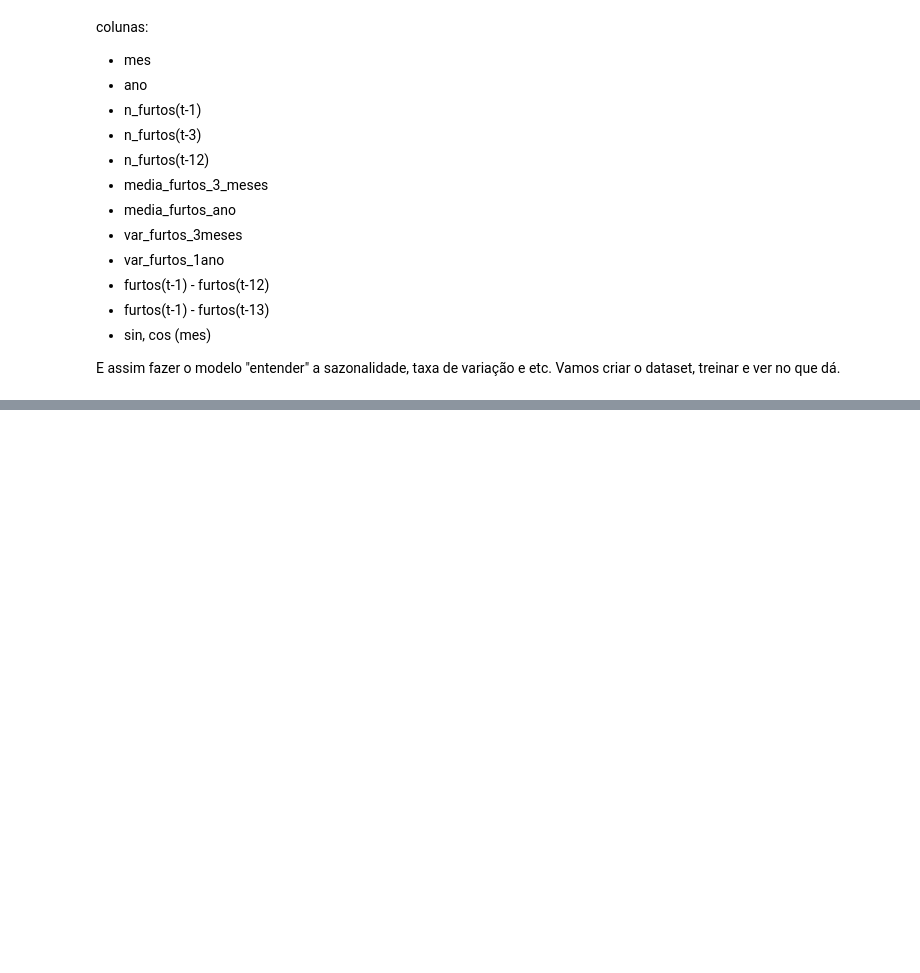
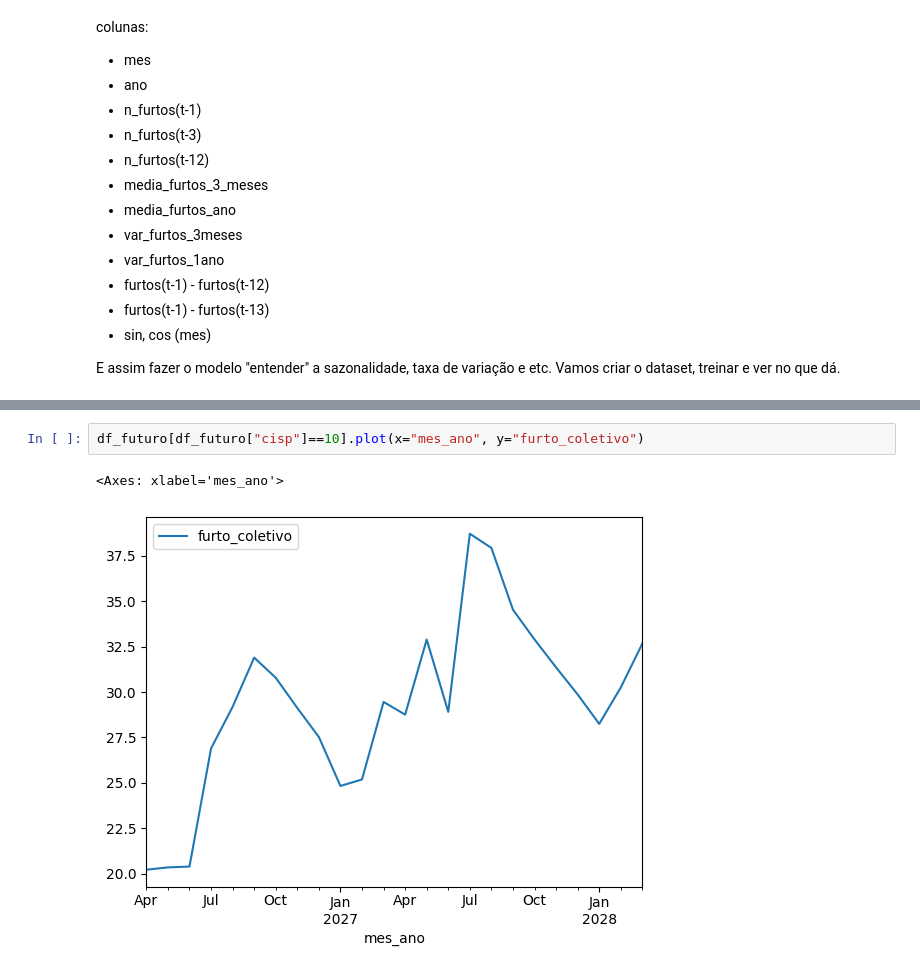
Before and after one commit to E-rhari/UFRJ-Analytica-PS-2026.1-Grupo-U, a Jupyter notebook: notebooks/modelo_previsao.ipynb, the cells around one changed output, grey strips where cells are left out. Saved outputs shown, nothing was run; the diff lists cells and outputs as text; blank space fills up the shorter version.

```diff
--- a/notebooks/modelo_previsao.ipynb
+++ b/notebooks/modelo_previsao.ipynb
@@ -408,0 +405,5 @@ forecast[:24]
+# %%
+df_futuro[df_futuro["cisp"]==10].plot(x="mes_ano", y="furto_coletivo")
+# %% [output]
+<Axes: xlabel='mes_ano'>
+[figure, added]
```
Also changed, not shown: parts of 39 cells of this notebook, 1 other file.
